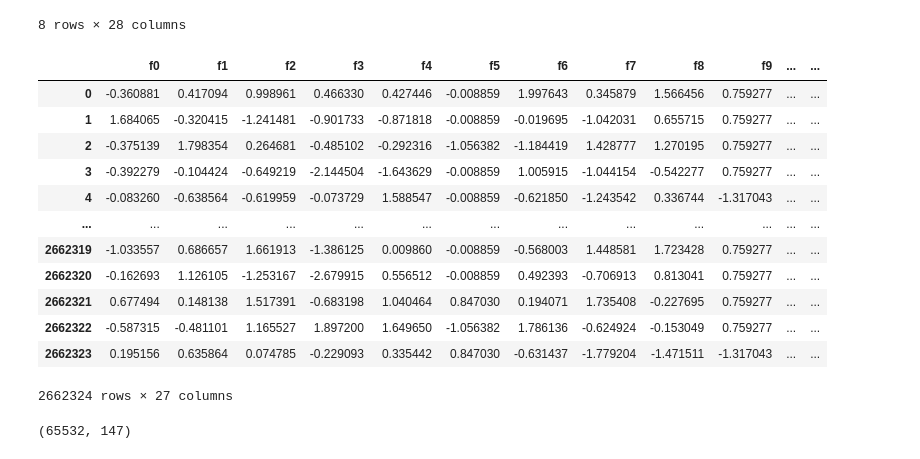
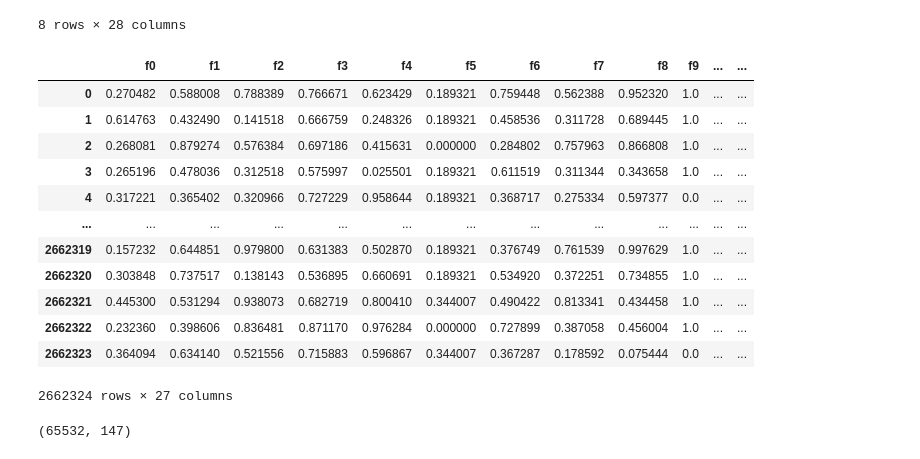
Before and after one commit to KendallScott/QTW, a Jupyter notebook: Case Study 6/Case_Study_6.ipynb, the cells around one changed output. Saved outputs shown, nothing was run; the diff lists cells and outputs as text; code cells hidden in the pictures.

```diff
--- a/Case Study 6/Case_Study_6.ipynb
+++ b/Case Study 6/Case_Study_6.ipynb
@@ -124,35 +124,38 @@ df.describe()
 | max | 1.000000e+00 | 4.007255e+00 | 2.365287e+00 | 1.732370e+00 | 3.657407e+00 | 1.731978e+00 | 4.482618e+00 | 3.581360e+00 | 2.758590e+00 | 1.731450e+00 | ... | ... |
 8 rows × 28 columns
 # %%
+
+from sklearn.preprocessing import MinMaxScaler
+
 # Make dataframe for model input
 X = df.loc[:, df.columns != '# label']
 
 #one hot encoding categorical variables for model
 cols = X.columns
 num_cols = X._get_numeric_data().columns
 
 #creating dataframe of numeric columns
-scaler = StandardScaler()
+scaler = MinMaxScaler()
 num_df = scaler.fit_transform(X[num_cols])
 
 X=pd.DataFrame(num_df,columns=X[num_cols].columns, index=X[num_cols].index)
 
 #save column names
 col_names = X.columns
 X
 # %% [output]
 |  | f0 | f1 | f2 | f3 | f4 | f5 | f6 | f7 | f8 | f9 | ... | ... |
-| 0 | -0.360881 | 0.417094 | 0.998961 | 0.466330 | 0.427446 | -0.008859 | 1.997643 | 0.345879 | 1.566456 | 0.759277 | ... | ... |
-| 1 | 1.684065 | -0.320415 | -1.241481 | -0.901733 | -0.871818 | -0.008859 | -0.019695 | -1.042031 | 0.655715 | 0.759277 | ... | ... |
-| 2 | -0.375139 | 1.798354 | 0.264681 | -0.485102 | -0.292316 | -1.056382 | -1.184419 | 1.428777 | 1.270195 | 0.759277 | ... | ... |
-| 3 | -0.392279 | -0.104424 | -0.649219 | -2.144504 | -1.643629 | -0.008859 | 1.005915 | -1.044154 | -0.542277 | 0.759277 | ... | ... |
-| 4 | -0.083260 | -0.638564 | -0.619959 | -0.073729 | 1.588547 | -0.008859 | -0.621850 | -1.243542 | 0.336744 | -1.317043 | ... | ... |
+| 0 | 0.270482 | 0.588008 | 0.788389 | 0.766671 | 0.623429 | 0.189321 | 0.759448 | 0.562388 | 0.952320 | 1.0 | ... | ... |
+| 1 | 0.614763 | 0.432490 | 0.141518 | 0.666759 | 0.248326 | 0.189321 | 0.458536 | 0.311728 | 0.689445 | 1.0 | ... | ... |
+| 2 | 0.268081 | 0.879274 | 0.576384 | 0.697186 | 0.415631 | 0.000000 | 0.284802 | 0.757963 | 0.866808 | 1.0 | ... | ... |
+| 3 | 0.265196 | 0.478036 | 0.312518 | 0.575997 | 0.025501 | 0.189321 | 0.611519 | 0.311344 | 0.343658 | 1.0 | ... | ... |
+| 4 | 0.317221 | 0.365402 | 0.320966 | 0.727229 | 0.958644 | 0.189321 | 0.368717 | 0.275334 | 0.597377 | 0.0 | ... | ... |
 | ... | ... | ... | ... | ... | ... | ... | ... | ... | ... | ... | ... | ... |
-| 2662319 | -1.033557 | 0.686657 | 1.661913 | -1.386125 | 0.009860 | -0.008859 | -0.568003 | 1.448581 | 1.723428 | 0.759277 | ... | ... |
-| 2662320 | -0.162693 | 1.126105 | -1.253167 | -2.679915 | 0.556512 | -0.008859 | 0.492393 | -0.706913 | 0.813041 | 0.759277 | ... | ... |
-| 2662321 | 0.677494 | 0.148138 | 1.517391 | -0.683198 | 1.040464 | 0.847030 | 0.194071 | 1.735408 | -0.227695 | 0.759277 | ... | ... |
-| 2662322 | -0.587315 | -0.481101 | 1.165527 | 1.897200 | 1.649650 | -1.056382 | 1.786136 | -0.624924 | -0.153049 | 0.759277 | ... | ... |
-| 2662323 | 0.195156 | 0.635864 | 0.074785 | -0.229093 | 0.335442 | 0.847030 | -0.631437 | -1.779204 | -1.471511 | -1.317043 | ... | ... |
+| 2662319 | 0.157232 | 0.644851 | 0.979800 | 0.631383 | 0.502870 | 0.189321 | 0.376749 | 0.761539 | 0.997629 | 1.0 | ... | ... |
+| 2662320 | 0.303848 | 0.737517 | 0.138143 | 0.536895 | 0.660691 | 0.189321 | 0.534920 | 0.372251 | 0.734855 | 1.0 | ... | ... |
+| 2662321 | 0.445300 | 0.531294 | 0.938073 | 0.682719 | 0.800410 | 0.344007 | 0.490422 | 0.813341 | 0.434458 | 1.0 | ... | ... |
+| 2662322 | 0.232360 | 0.398606 | 0.836481 | 0.871170 | 0.976284 | 0.000000 | 0.727899 | 0.387058 | 0.456004 | 1.0 | ... | ... |
+| 2662323 | 0.364094 | 0.634140 | 0.521556 | 0.715883 | 0.596867 | 0.344007 | 0.367287 | 0.178592 | 0.075444 | 0.0 | ... | ... |
 2662324 rows × 27 columns
 # %%
 import scipy.sparse
```
Also changed, not shown: parts of 2 cells of this notebook.
